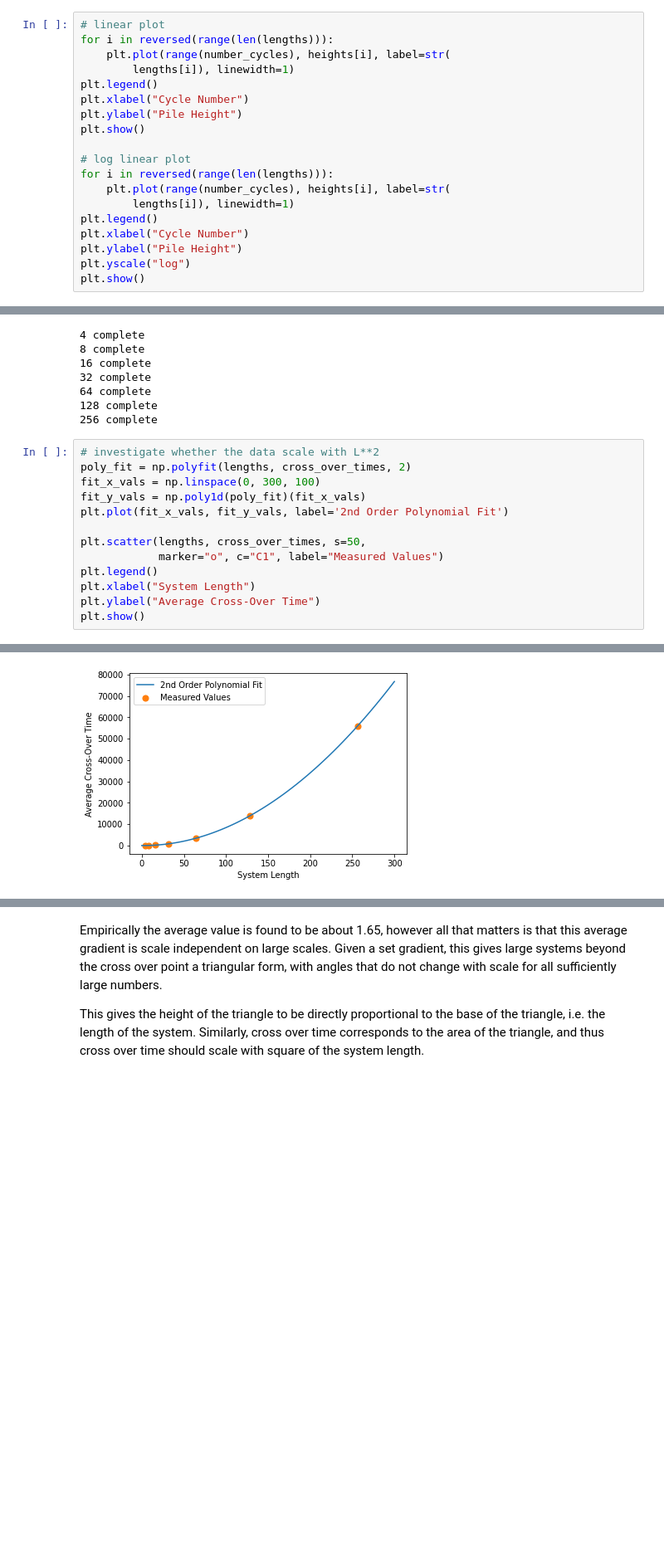
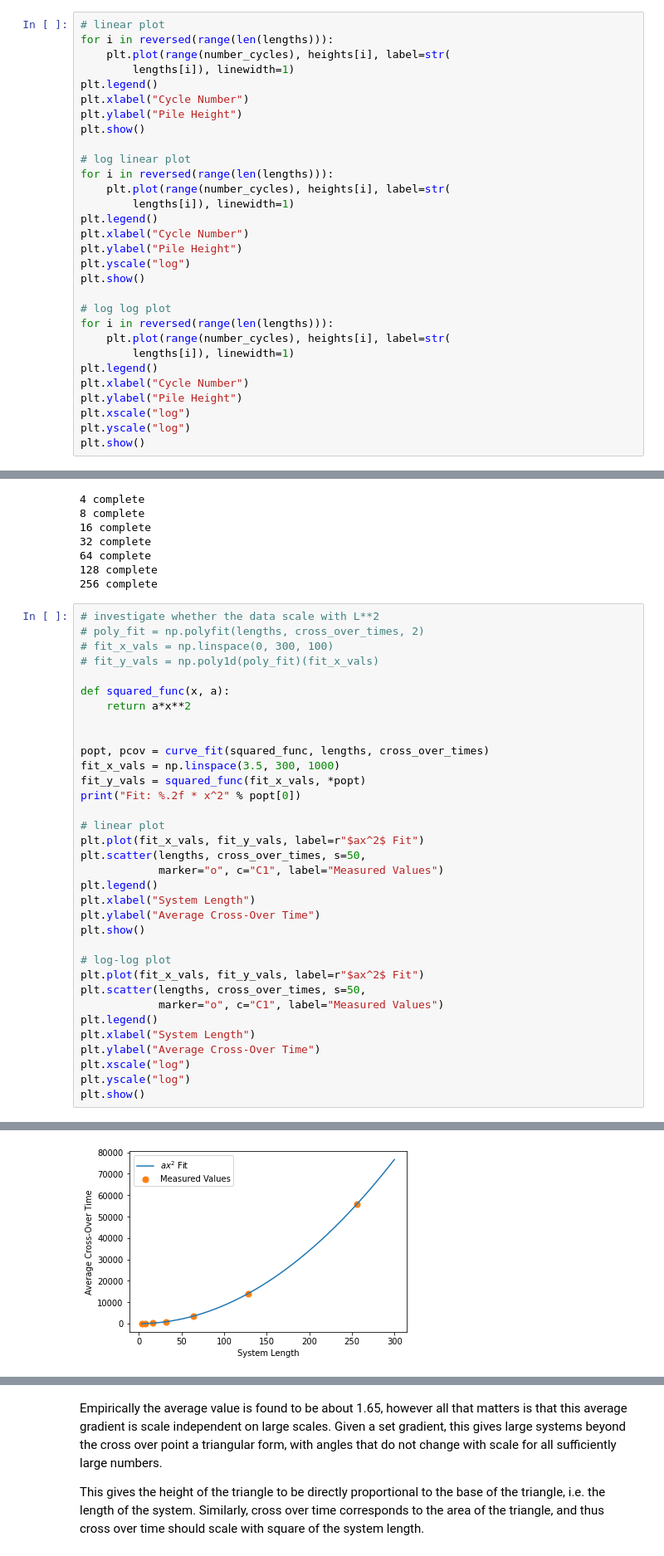
Before and after one commit to bdgrichards/oslo, a Jupyter notebook: oslo.ipynb, the cells around one changed output, grey strips where cells are left out. Shown at 83% size. Drawn from its saved outputs; the diff is of its cells as text; blank space fills up the shorter version.

```diff
--- a/oslo.ipynb
+++ b/oslo.ipynb
@@ -418,5 +419,16 @@ plt.xlabel("Cycle Number")
 plt.ylabel("Pile Height")
 plt.yscale("log")
 plt.show()
+
+# log log plot
+for i in reversed(range(len(lengths))):
+    plt.plot(range(number_cycles), heights[i], label=str(
+        lengths[i]), linewidth=1)
+plt.legend()
+plt.xlabel("Cycle Number")
+plt.ylabel("Pile Height")
+plt.xscale("log")
+plt.yscale("log")
+plt.show()
 # %% [output]
 [figure]
@@ -451,15 +464,36 @@ for length in lengths:
 256 complete
 # %%
 # investigate whether the data scale with L**2
-poly_fit = np.polyfit(lengths, cross_over_times, 2)
-fit_x_vals = np.linspace(0, 300, 100)
-fit_y_vals = np.poly1d(poly_fit)(fit_x_vals)
-plt.plot(fit_x_vals, fit_y_vals, label='2nd Order Polynomial Fit')
+# poly_fit = np.polyfit(lengths, cross_over_times, 2)
+# fit_x_vals = np.linspace(0, 300, 100)
+# fit_y_vals = np.poly1d(poly_fit)(fit_x_vals)
 
+def squared_func(x, a):
+    return a*x**2
+
+
+popt, pcov = curve_fit(squared_func, lengths, cross_over_times)
+fit_x_vals = np.linspace(3.5, 300, 1000)
+fit_y_vals = squared_func(fit_x_vals, *popt)
+print("Fit: %.2f * x^2" % popt[0])
+
+# linear plot
+plt.plot(fit_x_vals, fit_y_vals, label=r"$ax^2$ Fit")
 plt.scatter(lengths, cross_over_times, s=50,
             marker="o", c="C1", label="Measured Values")
 plt.legend()
 plt.xlabel("System Length")
 plt.ylabel("Average Cross-Over Time")
 plt.show()
+
+# log-log plot
+plt.plot(fit_x_vals, fit_y_vals, label=r"$ax^2$ Fit")
+plt.scatter(lengths, cross_over_times, s=50,
+            marker="o", c="C1", label="Measured Values")
+plt.legend()
+plt.xlabel("System Length")
+plt.ylabel("Average Cross-Over Time")
+plt.xscale("log")
+plt.yscale("log")
+plt.show()
 # %% [output]
@@ -466 +501 @@ plt.show()
-[figure, old version]
+[figure, new version]
```
Also changed, not shown: parts of 11 cells of this notebook.
